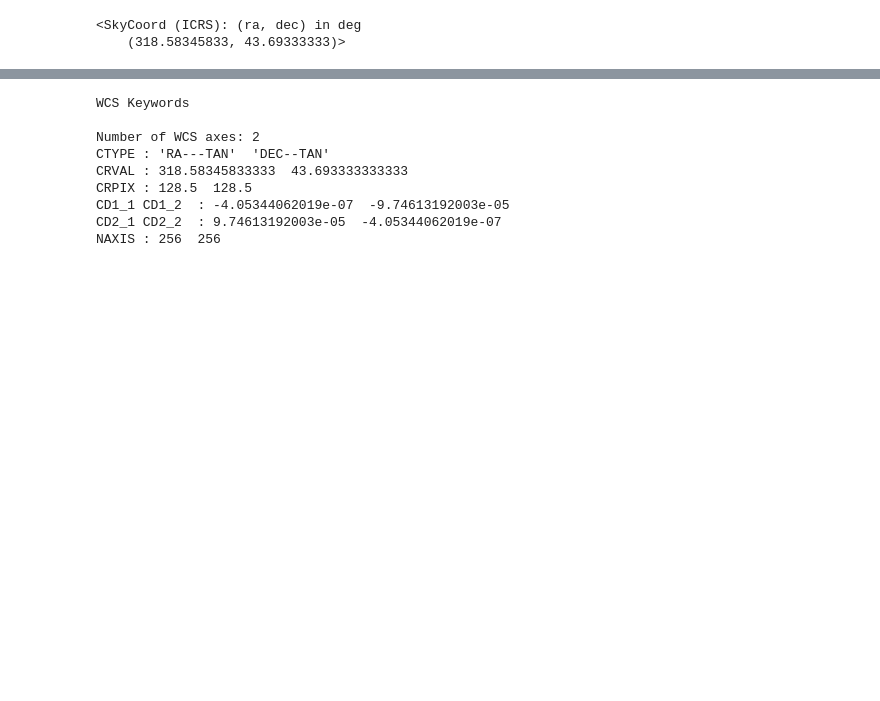
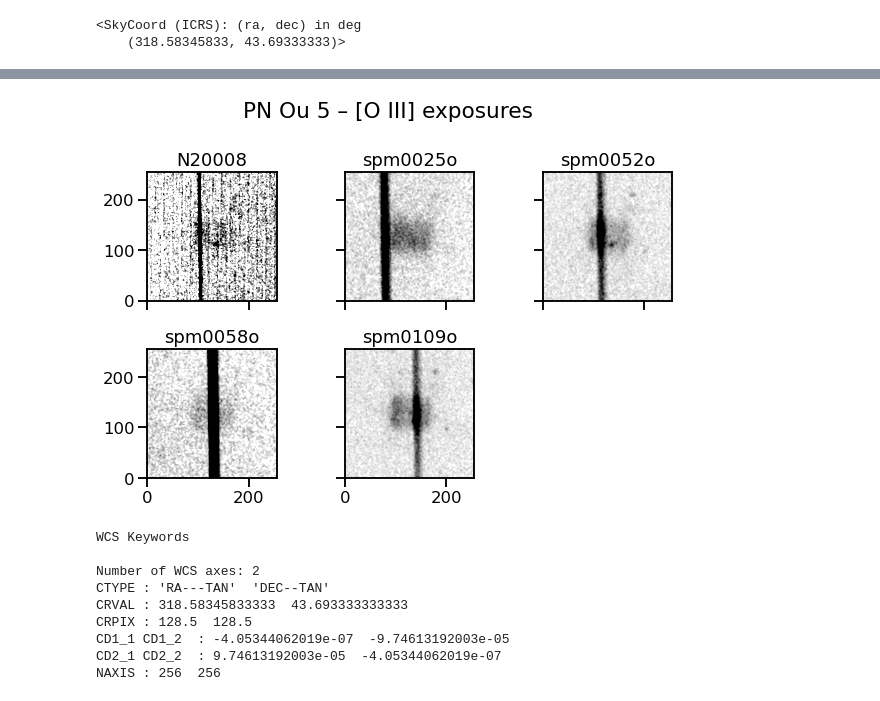
Before and after one commit to will-henney/teresa-pn-ou5, a Jupyter notebook: notebooks/01-00-image-astrometry.ipynb, the cells around one changed output, grey strips where cells are left out. Saved outputs shown, nothing was run; the diff lists cells and outputs as text; code cells hidden in the pictures; blank space fills up the shorter version.

```diff
--- a/notebooks/01-00-image-astrometry.ipynb
+++ b/notebooks/01-00-image-astrometry.ipynb
@@ -67,3 +166,18 @@ ax.set(
+# %%
+fig, axes = plt.subplots(
+    2, 3, sharex=True, sharey=True,
+    figsize=(9, 6),
+)
+for ax, (name, hdulist) in zip(axes.flat, o3_dict.items()):
+    hdu = hdulist[0]
+    ax.imshow(normalize(hdu.data), cmap="gray_r", origin="lower", vmin=-0.2, vmax=2.0)
+    ax.set_title(name)
+axes[-1, -1].remove()
+fig.suptitle("PN Ou 5 – [O III] exposures")
+fig.tight_layout()
+fig.savefig("o3-image-slit-mosaic.pdf")
+# %% [output]
+[figure, added]
 # %%
 w
 # %% [output]
```
Also changed, not shown: parts of 20 cells of this notebook, 9 other files.
